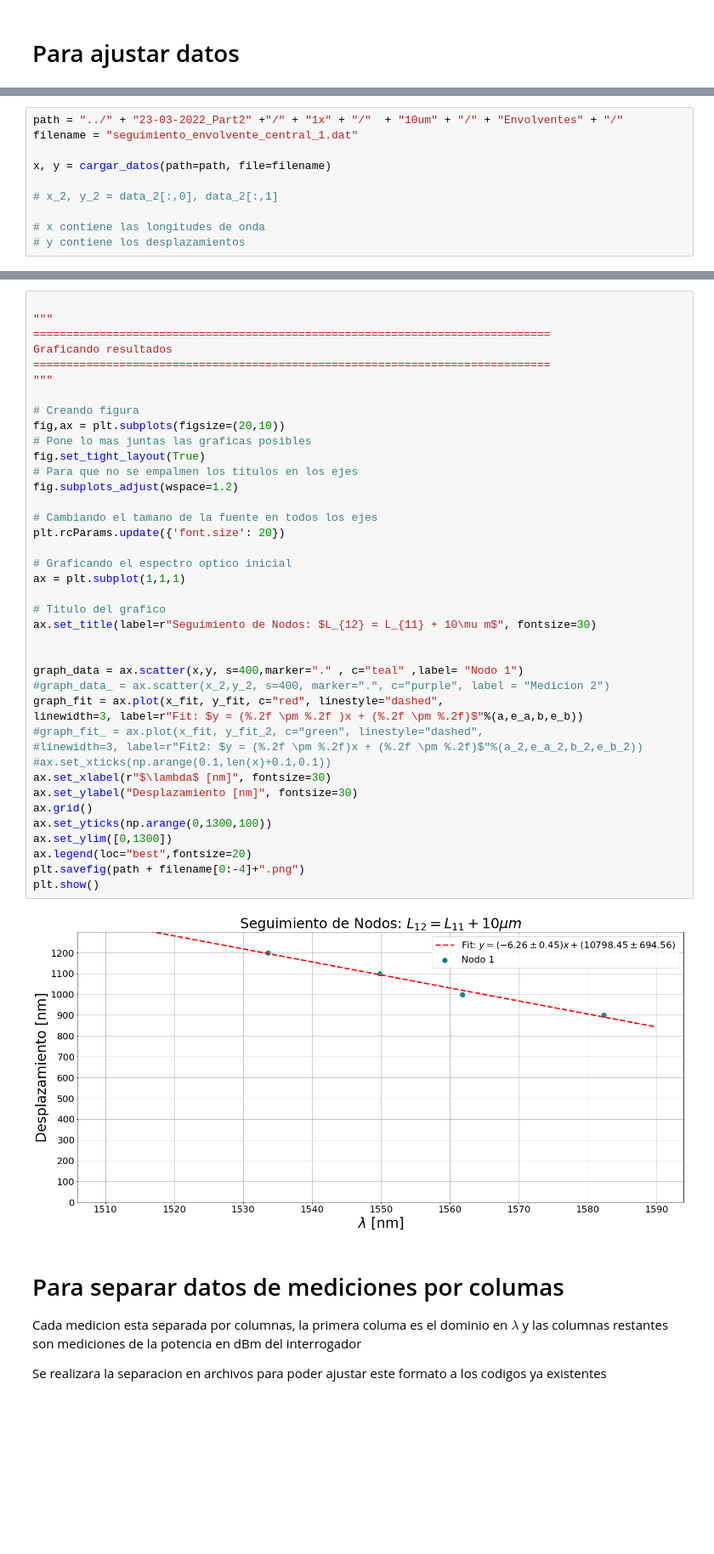
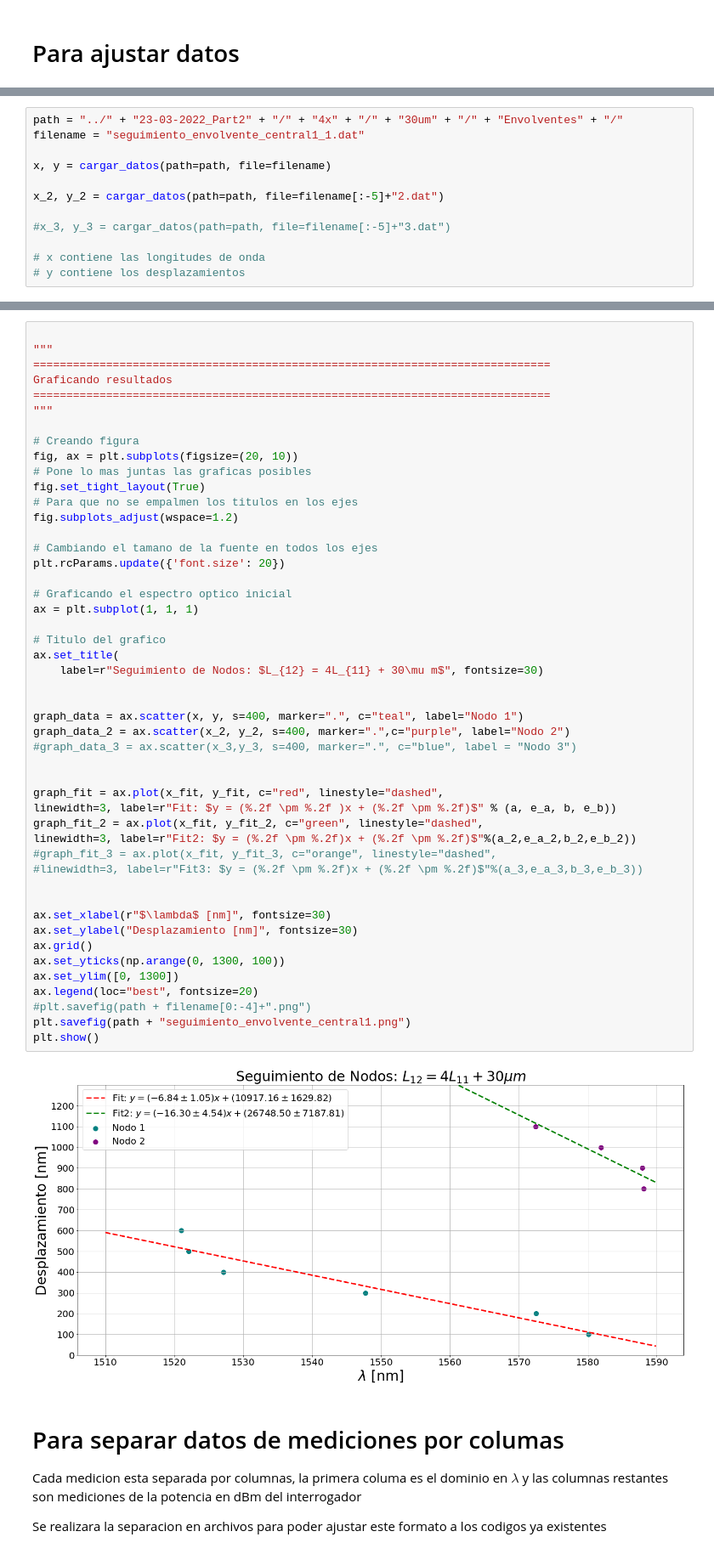
Before and after one commit to AlejandroGoper/Codigos_Tesis, a Jupyter notebook: Mediciones/Codigo/utilidades.ipynb, the cells around one changed output, grey strips where cells are left out. Shown at 85% size. Saved outputs shown, nothing was run; the diff lists cells and outputs as text; blank space fills up the shorter version.

Commit message:
Seguimiento de envolventes 4x + 30um

```diff
--- a/Mediciones/Codigo/utilidades.ipynb
+++ b/Mediciones/Codigo/utilidades.ipynb
@@ -11,11 +11,13 @@ def cargar_datos(path, file):
     return lambda_, desplazamiento
 # %%
-path = "../" + "23-03-2022_Part2" +"/" + "1x" + "/"  + "10um" + "/" + "Envolventes" + "/"
-filename = "seguimiento_envolvente_central_1.dat"
+path = "../" + "23-03-2022_Part2" + "/" + "4x" + "/" + "30um" + "/" + "Envolventes" + "/"
+filename = "seguimiento_envolvente_central1_1.dat"
 
 x, y = cargar_datos(path=path, file=filename)
 
-# x_2, y_2 = data_2[:,0], data_2[:,1]
+x_2, y_2 = cargar_datos(path=path, file=filename[:-5]+"2.dat")
+
+#x_3, y_3 = cargar_datos(path=path, file=filename[:-5]+"3.dat")
 
 # x contiene las longitudes de onda
 # y contiene los desplazamientos
@@ -60,45 +60,53 @@ y_fit = f(x_fit,a,b)
 # %%
 
 """
 ==============================================================================
 Graficando resultados
 ==============================================================================
 """
 
 # Creando figura
-fig,ax = plt.subplots(figsize=(20,10))
+fig, ax = plt.subplots(figsize=(20, 10))
 # Pone lo mas juntas las graficas posibles
 fig.set_tight_layout(True)
 # Para que no se empalmen los titulos en los ejes
 fig.subplots_adjust(wspace=1.2)
 
 # Cambiando el tamano de la fuente en todos los ejes
 plt.rcParams.update({'font.size': 20})
 
 # Graficando el espectro optico inicial
-ax = plt.subplot(1,1,1)
+ax = plt.subplot(1, 1, 1)
 
 # Titulo del grafico
-ax.set_title(label=r"Seguimiento de Nodos: $L_{12} = L_{11} + 10\mu m$", fontsize=30)
+ax.set_title(
+    label=r"Seguimiento de Nodos: $L_{12} = 4L_{11} + 30\mu m$", fontsize=30)
 
 
-graph_data = ax.scatter(x,y, s=400,marker="." , c="teal" ,label= "Nodo 1")
-#graph_data_ = ax.scatter(x_2,y_2, s=400, marker=".", c="purple", label = "Medicion 2")
+graph_data = ax.scatter(x, y, s=400, marker=".", c="teal", label="Nodo 1")
+graph_data_2 = ax.scatter(x_2, y_2, s=400, marker=".",c="purple", label="Nodo 2")
+#graph_data_3 = ax.scatter(x_3,y_3, s=400, marker=".", c="blue", label = "Nodo 3")
+
+
 graph_fit = ax.plot(x_fit, y_fit, c="red", linestyle="dashed",
-linewidth=3, label=r"Fit: $y = (%.2f \pm %.2f )x + (%.2f \pm %.2f)$"%(a,e_a,b,e_b))
-#graph_fit_ = ax.plot(x_fit, y_fit_2, c="green", linestyle="dashed",
-#linewidth=3, label=r"Fit2: $y = (%.2f \pm %.2f)x + (%.2f \pm %.2f)$"%(a_2,e_a_2,b_2,e_b_2))
-#ax.set_xticks(np.arange(0.1,len(x)+0.1,0.1))
+linewidth=3, label=r"Fit: $y = (%.2f \pm %.2f )x + (%.2f \pm %.2f)$" % (a, e_a, b, e_b))
+graph_fit_2 = ax.plot(x_fit, y_fit_2, c="green", linestyle="dashed",
+linewidth=3, label=r"Fit2: $y = (%.2f \pm %.2f)x + (%.2f \pm %.2f)$"%(a_2,e_a_2,b_2,e_b_2))
+#graph_fit_3 = ax.plot(x_fit, y_fit_3, c="orange", linestyle="dashed",
+#linewidth=3, label=r"Fit3: $y = (%.2f \pm %.2f)x + (%.2f \pm %.2f)$"%(a_3,e_a_3,b_3,e_b_3))
+
+
 ax.set_xlabel(r"$\lambda$ [nm]", fontsize=30)
 ax.set_ylabel("Desplazamiento [nm]", fontsize=30)
 ax.grid()
-ax.set_yticks(np.arange(0,1300,100))
-ax.set_ylim([0,1300])
-ax.legend(loc="best",fontsize=20)
-plt.savefig(path + filename[0:-4]+".png")
+ax.set_yticks(np.arange(0, 1300, 100))
+ax.set_ylim([0, 1300])
+ax.legend(loc="best", fontsize=20)
+#plt.savefig(path + filename[0:-4]+".png")
+plt.savefig(path + "seguimiento_envolvente_central1.png")
 plt.show()
 # %% [output]
-[figure, old version]
+[figure, new version]
 # %% [markdown]
 # Para separar datos de mediciones por columas
 
```
Also changed, not shown: parts of 6 cells of this notebook.
